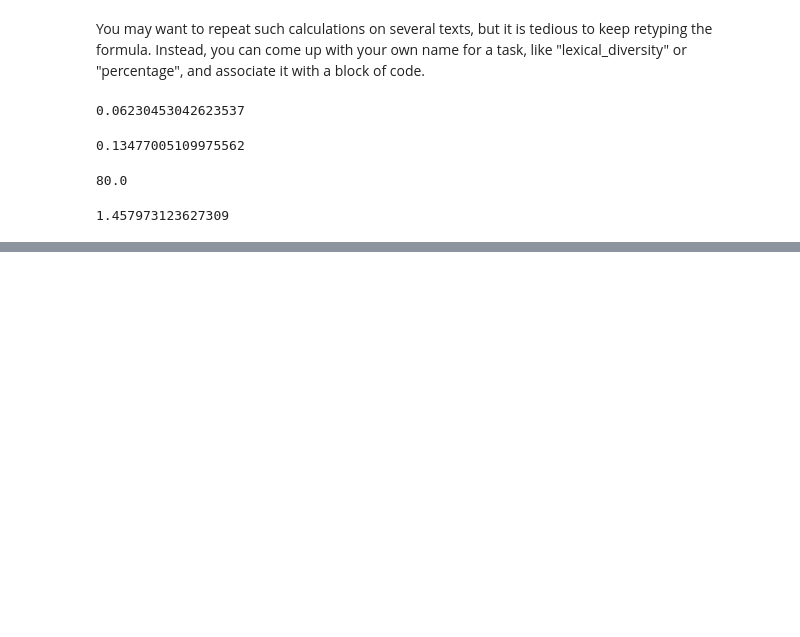
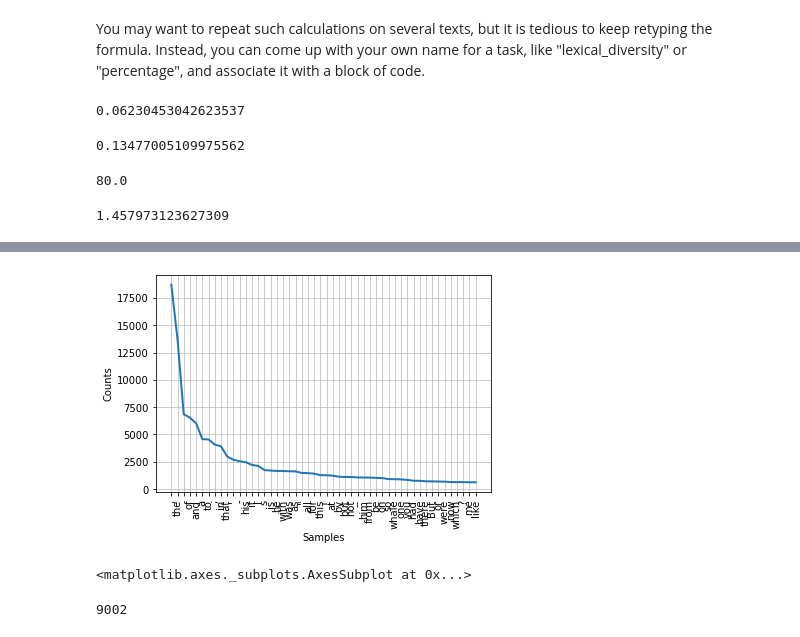
Before and after one commit to cuicaihao/Data_Science_Python, a Jupyter notebook: 05.NLTK/00.language_processing_and_python.ipynb, the cells around one changed output, grey strips where cells are left out. Saved outputs shown, nothing was run; the diff lists cells and outputs as text; code cells hidden in the pictures; blank space fills up the shorter version.

```diff
--- a/05.NLTK/00.language_processing_and_python.ipynb
+++ b/05.NLTK/00.language_processing_and_python.ipynb
@@ -214,0 +518,9 @@ percentage(text4.count('a'), len(text4))
+# %%
+fdist1.plot(50, cumulative=False)
+# %% [output]
+[figure, added]
+<matplotlib.axes._subplots.AxesSubplot at 0x...>
+# %%
+len(fdist1.hapaxes())
+# %% [output]
+9002
```
Also changed, not shown: parts of 100 cells of this notebook.
